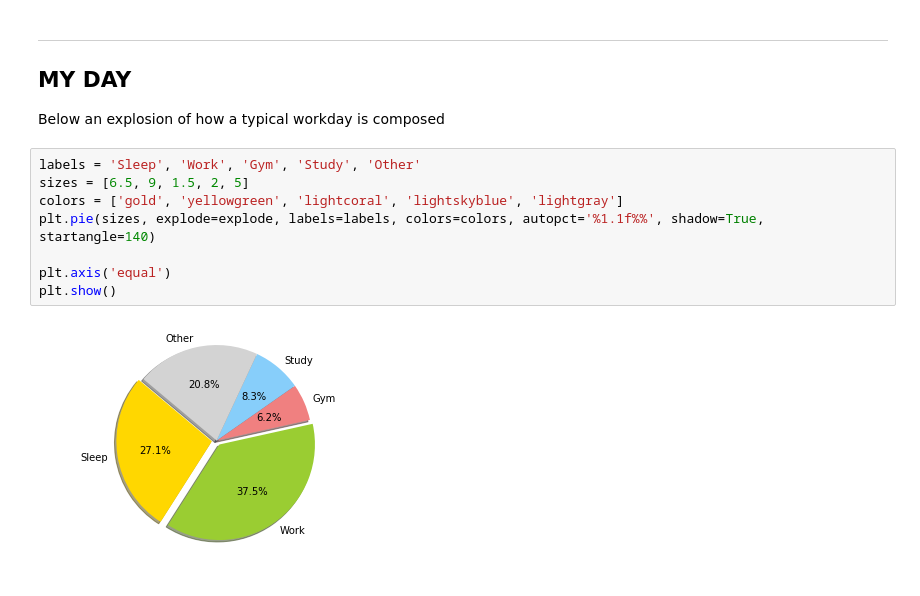
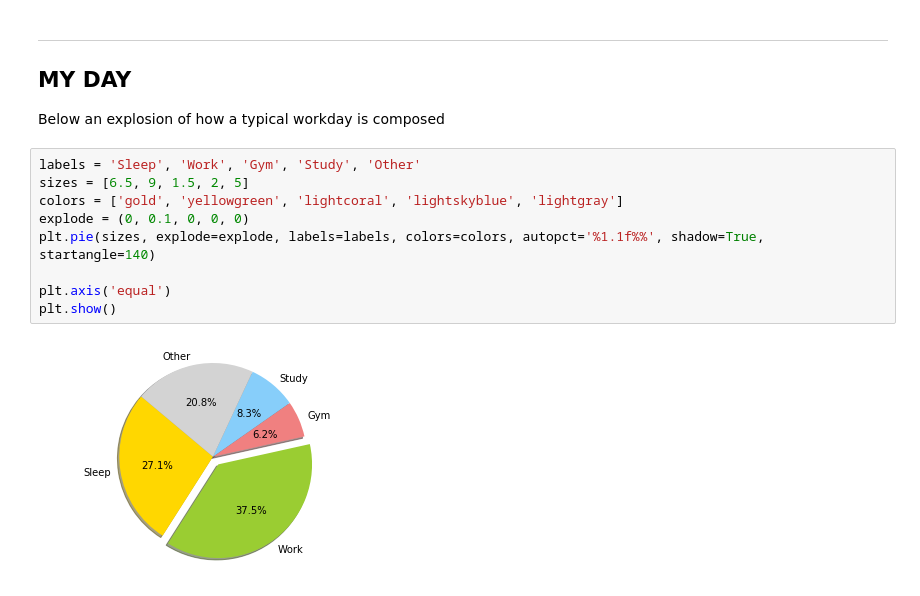
Before and after one commit to lucafon/cv, a Jupyter notebook: CV.ipynb, the cells around one changed output. Cells and saved outputs as stored; diff of their text form.

```diff
--- a/CV.ipynb
+++ b/CV.ipynb
@@ -197,10 +196,11 @@ Below an explosion of how a typical workday is composed
 # %%
 labels = 'Sleep', 'Work', 'Gym', 'Study', 'Other'
 sizes = [6.5, 9, 1.5, 2, 5]
 colors = ['gold', 'yellowgreen', 'lightcoral', 'lightskyblue', 'lightgray']
+explode = (0, 0.1, 0, 0, 0)
 plt.pie(sizes, explode=explode, labels=labels, colors=colors, autopct='%1.1f%%', shadow=True, startangle=140)
 
 plt.axis('equal')
 plt.show()
 # %% [output]
-[figure, old version]
+[figure, new version]
```
Also changed, not shown: parts of 1 cell of this notebook, 2 other files.
